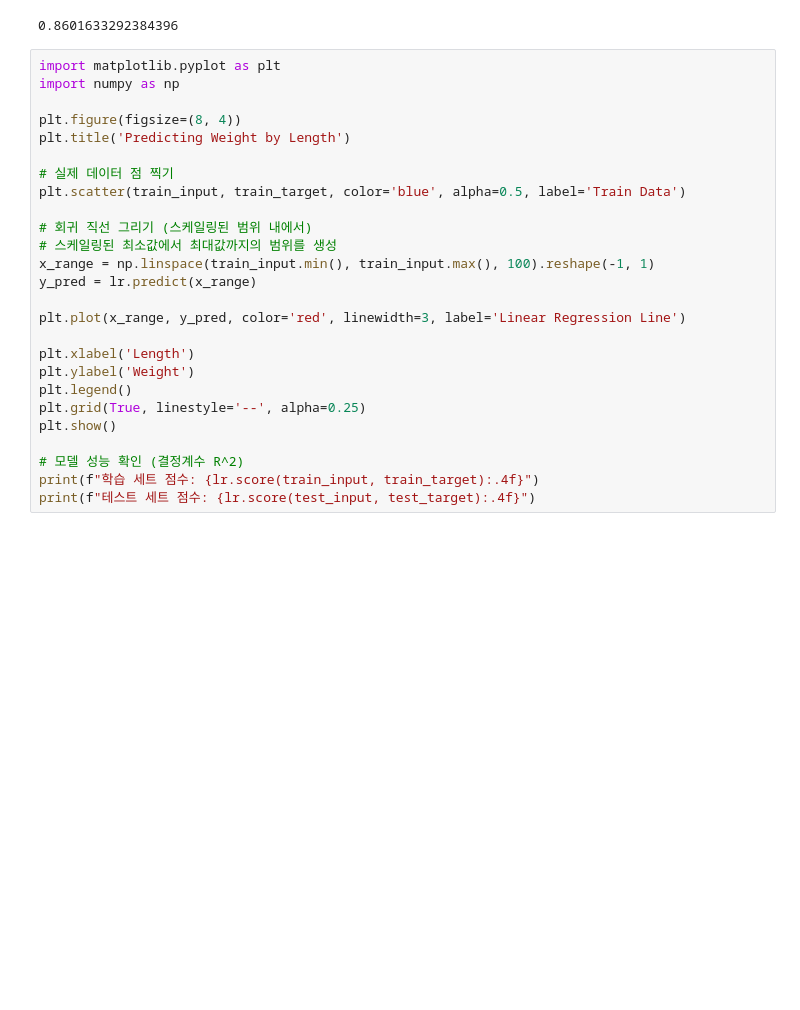
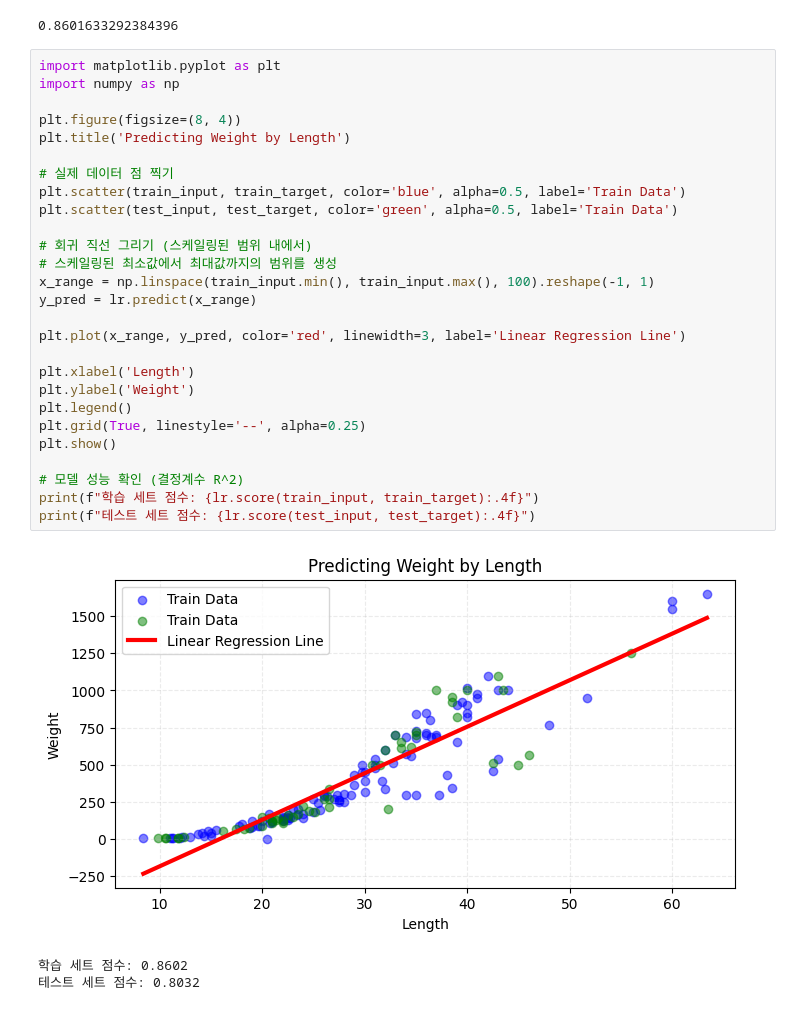
Before and after one commit to yongsoocho/ml-study, a Jupyter notebook: regression/linear.ipynb, the cells around one changed output. Drawn from its saved outputs; the diff is of its cells as text; blank space fills up the shorter version.

```diff
--- a/regression/linear.ipynb
+++ b/regression/linear.ipynb
@@ -24,26 +24,31 @@ print(lr.score(train_input, train_target))
 # %%
 import matplotlib.pyplot as plt
 import numpy as np
 
 plt.figure(figsize=(8, 4))
 plt.title('Predicting Weight by Length')
 
 # 실제 데이터 점 찍기
 plt.scatter(train_input, train_target, color='blue', alpha=0.5, label='Train Data')
+plt.scatter(test_input, test_target, color='green', alpha=0.5, label='Train Data')
 
 # 회귀 직선 그리기 (스케일링된 범위 내에서)
 # 스케일링된 최소값에서 최대값까지의 범위를 생성
 x_range = np.linspace(train_input.min(), train_input.max(), 100).reshape(-1, 1)
 y_pred = lr.predict(x_range)
 
 plt.plot(x_range, y_pred, color='red', linewidth=3, label='Linear Regression Line')
 
 plt.xlabel('Length')
 plt.ylabel('Weight')
 plt.legend()
 plt.grid(True, linestyle='--', alpha=0.25)
 plt.show()
 
 # 모델 성능 확인 (결정계수 R^2)
 print(f"학습 세트 점수: {lr.score(train_input, train_target):.4f}")
 print(f"테스트 세트 점수: {lr.score(test_input, test_target):.4f}")
+# %% [output]
+[figure, added]
+학습 세트 점수: 0.8602
+테스트 세트 점수: 0.8032
```
Also changed, not shown: 1 other file.
